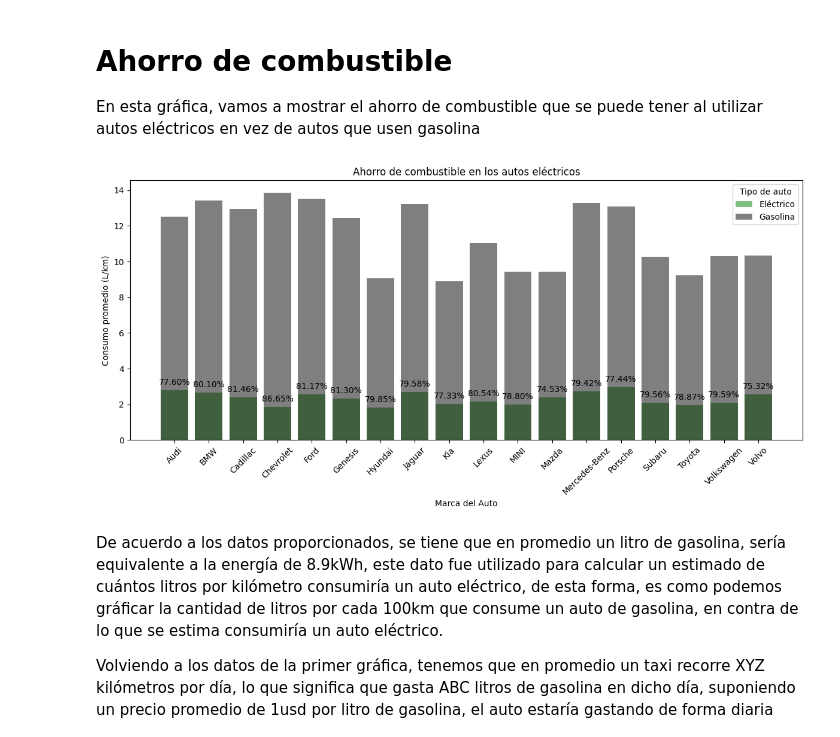
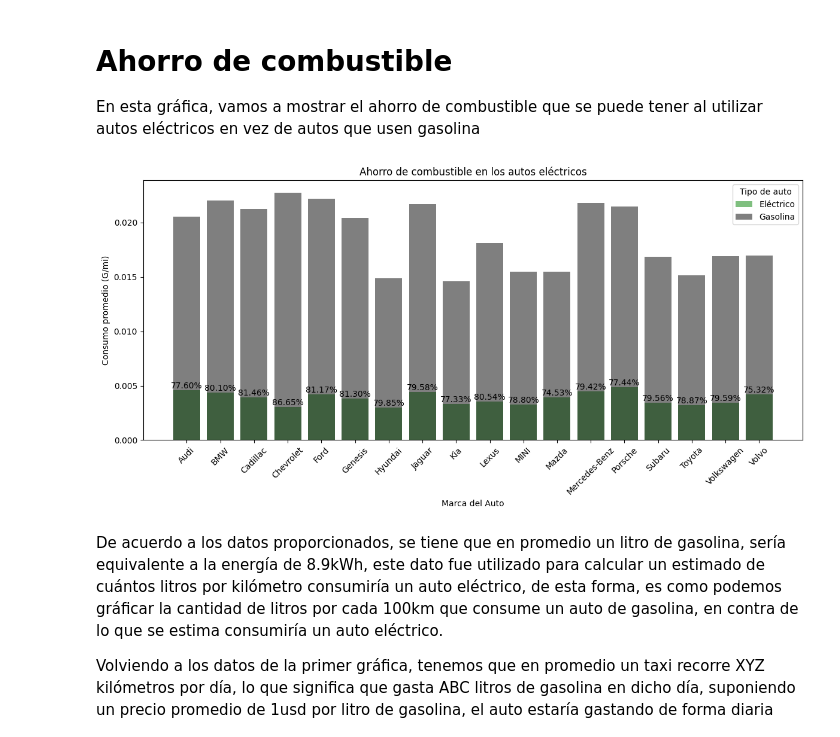
Before and after one commit to MatiasBarna/Proyecto-Final-Taxi_CO2, a Jupyter notebook: EDA/EDA Electricos VS Gasolina.ipynb, the cells around one changed output. Saved outputs shown, nothing was run; the diff lists cells and outputs as text; code cells hidden in the pictures.

```diff
--- a/EDA/EDA Electricos VS Gasolina.ipynb
+++ b/EDA/EDA Electricos VS Gasolina.ipynb
@@ -53,38 +53,38 @@ df_gasolina = df_Autos[df_Autos['Type_Car'] == 'Gasoline']
 # Utilizando una intersección, filtramos únicamente las marcas que tienen autos de ambos tipos
 marcas_con_ambos_tipos = set(df_electricos['Make']).intersection(set(df_gasolina['Make']))
 # Se filtra el DataFrame original para incluir solo las marcas que tienen ambos tipos de autos
 df_filtrado = df_Autos[df_Autos['Make'].isin(marcas_con_ambos_tipos)]
 
 # Calcular el consumo promedio de litros por kilómetro para cada tipo de auto y marca en el DataFrame filtrado
-Consumo_Auto_Electrico = df_filtrado[df_filtrado['Type_Car'] == 'Electric'].groupby(['Make'])['City (L/100 km)'].mean()
-Consumo_Auto_Gasolina = df_filtrado[df_filtrado['Type_Car'] == 'Gasoline'].groupby(['Make'])['City (L/100 km)'].mean()
+Consumo_Auto_Electrico = df_filtrado[df_filtrado['Type_Car'] == 'Electric'].groupby(['Make'])['City (Gal/mi)'].mean()
+Consumo_Auto_Gasolina = df_filtrado[df_filtrado['Type_Car'] == 'Gasoline'].groupby(['Make'])['City (Gal/mi)'].mean()
 
 # Calcular el porcentaje de ahorro entre el consumo promedio de autos eléctricos y de gasolina
 porcentaje_ahorro = ((Consumo_Auto_Gasolina - Consumo_Auto_Electrico) / Consumo_Auto_Gasolina) * 100
 
 # Crear la gráfica de barras
 plt.figure(figsize=(12, 6))
 # Barra para autos eléctricos
 plt.bar(Consumo_Auto_Electrico.index, Consumo_Auto_Electrico, color='green', alpha=0.5, label='Eléctrico')
 # Barra para autos de gasolina
 plt.bar(Consumo_Auto_Gasolina.index, Consumo_Auto_Gasolina, color='black', alpha=0.5, label='Gasolina')
 
 # Agregar porcentaje de ahorro como etiqueta en cada barra
 for i, valor in enumerate(porcentaje_ahorro):
-    plt.text(i, Consumo_Auto_Electrico[i] + 0.2, f'{valor:.2f}%', ha='center', va='bottom', color='black')
+    plt.text(i, Consumo_Auto_Electrico[i], f'{valor:.2f}%', ha='center', va='bottom', color='black')
 
 # Agregar etiquetas y título
 plt.xlabel('Marca del Auto')
-plt.ylabel('Consumo promedio (L/km)')
+plt.ylabel('Consumo promedio (G/mi)')
 plt.title('Ahorro de combustible en los autos eléctricos')
 plt.xticks(rotation=45)
 plt.legend(title='Tipo de auto')
 
 # Mostrar la gráfica
 plt.tight_layout()
 plt.show()
 # %% [output]
-[figure, old version]
+[figure, new version]
 # %% [markdown]
 De acuerdo a los datos proporcionados, se tiene que en promedio un litro de gasolina, sería equivalente a la energía de 8.9kWh, este dato fue utilizado para calcular un estimado de cuántos litros por kilómetro consumiría un auto eléctrico, de esta forma, es como podemos gráficar la cantidad de litros por cada 100km que consume un auto de gasolina, en contra de lo que se estima consumiría un auto eléctrico.
 
```
Also changed, not shown: 4 other files.
